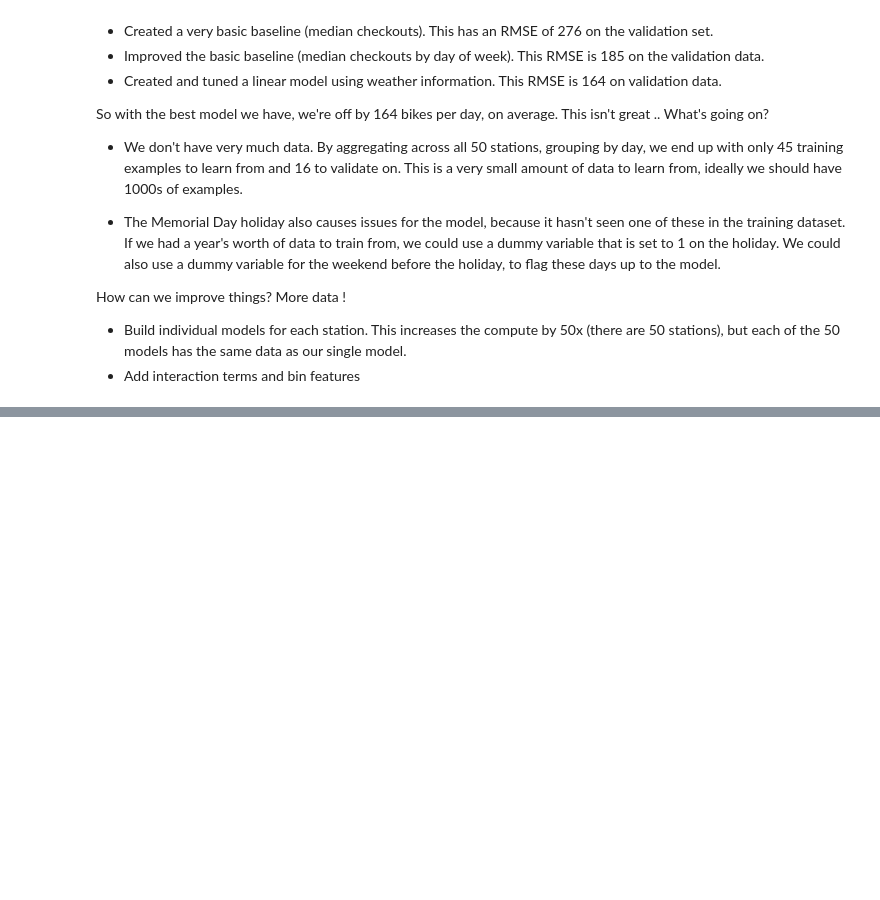
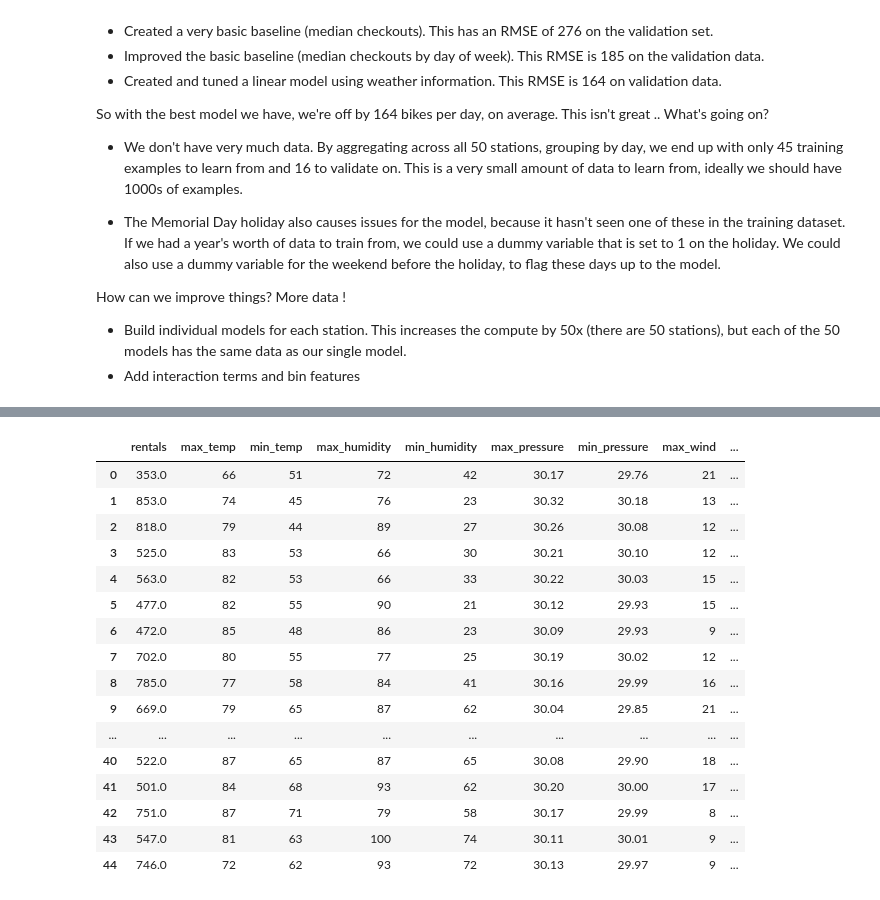
Before and after one commit to timgasser/bcycle-austin, a Jupyter notebook: notebooks/bcycle_daily_rental_models.ipynb, the cells around one changed output, grey strips where cells are left out. Cells and saved outputs as stored; diff of their text form; code cells hidden in the pictures; blank space fills up the shorter version.

```diff
--- a/notebooks/bcycle_daily_rental_models.ipynb
+++ b/notebooks/bcycle_daily_rental_models.ipynb
@@ -657,0 +700,20 @@ val_train_df
+# %%
+train_weather_df
+# %% [output]
+|  | rentals | max_temp | min_temp | max_humidity | min_humidity | max_pressure | min_pressure | max_wind | ... |
+| 0 | 353.0 | 66 | 51 | 72 | 42 | 30.17 | 29.76 | 21 | ... |
+| 1 | 853.0 | 74 | 45 | 76 | 23 | 30.32 | 30.18 | 13 | ... |
+| 2 | 818.0 | 79 | 44 | 89 | 27 | 30.26 | 30.08 | 12 | ... |
+| 3 | 525.0 | 83 | 53 | 66 | 30 | 30.21 | 30.10 | 12 | ... |
+| 4 | 563.0 | 82 | 53 | 66 | 33 | 30.22 | 30.03 | 15 | ... |
+| 5 | 477.0 | 82 | 55 | 90 | 21 | 30.12 | 29.93 | 15 | ... |
+| 6 | 472.0 | 85 | 48 | 86 | 23 | 30.09 | 29.93 | 9 | ... |
+| 7 | 702.0 | 80 | 55 | 77 | 25 | 30.19 | 30.02 | 12 | ... |
+| 8 | 785.0 | 77 | 58 | 84 | 41 | 30.16 | 29.99 | 16 | ... |
+| 9 | 669.0 | 79 | 65 | 87 | 62 | 30.04 | 29.85 | 21 | ... |
+| ... | ... | ... | ... | ... | ... | ... | ... | ... | ... |
+| 40 | 522.0 | 87 | 65 | 87 | 65 | 30.08 | 29.90 | 18 | ... |
+| 41 | 501.0 | 84 | 68 | 93 | 62 | 30.20 | 30.00 | 17 | ... |
+| 42 | 751.0 | 87 | 71 | 79 | 58 | 30.17 | 29.99 | 8 | ... |
+| 43 | 547.0 | 81 | 63 | 100 | 74 | 30.11 | 30.01 | 9 | ... |
+| 44 | 746.0 | 72 | 62 | 93 | 72 | 30.13 | 29.97 | 9 | ... |
```
Also changed, not shown: parts of 13 cells of this notebook.
